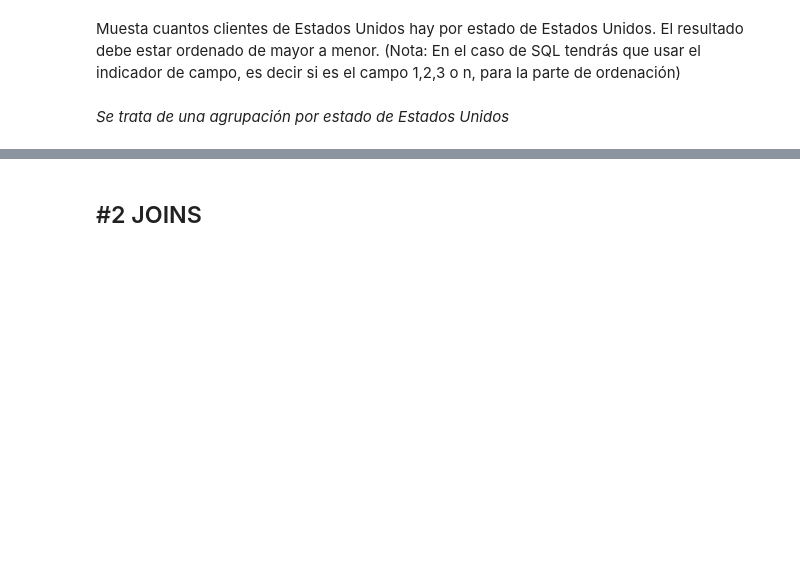
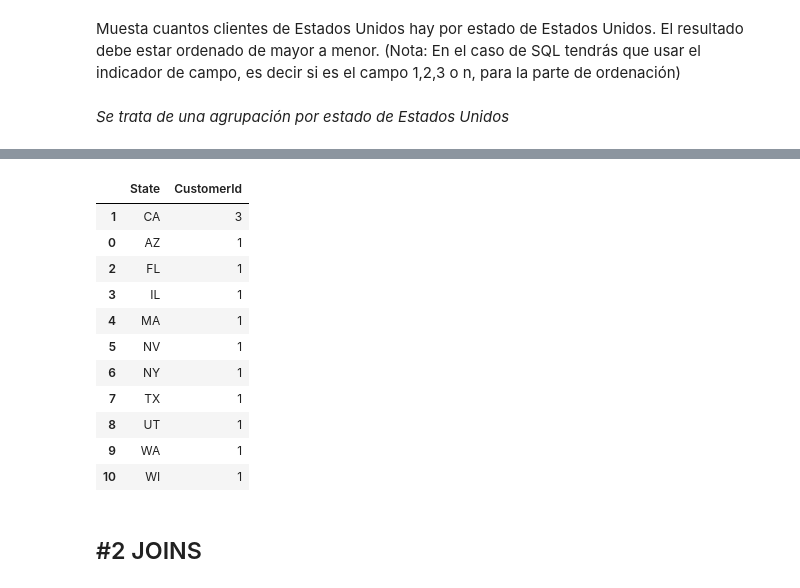
Before and after one commit to annahico/ONLINE_DS_THEBRIDGE_ANNA, a Jupyter notebook: 03_Analisis_de_Datos/Sprint_06/Unidad_01/Practica_Obligatoria/18_Practica_Obligatoria_SQL.ipynb, the cells around one changed output, grey strips where cells are left out. Cells and saved outputs as stored; diff of their text form; code cells hidden in the pictures; blank space fills up the shorter version.

```diff
--- a/03_Analisis_de_Datos/Sprint_06/Unidad_01/Practica_Obligatoria/18_Practica_Obligatoria_SQL.ipynb
+++ b/03_Analisis_de_Datos/Sprint_06/Unidad_01/Practica_Obligatoria/18_Practica_Obligatoria_SQL.ipynb
@@ -162,3 +182,20 @@ Muesta cuantos clientes de Estados Unidos hay por estado de Estados Unidos. El r
+# %%
+# Pandas
+df = sql_query("SELECT * FROM customers")
+df[df.Country == "USA"].groupby("State", as_index = False)["CustomerId"].count().sort_values("CustomerId", ascending = False)
+# %% [output]
+|  | State | CustomerId |
+| 1 | CA | 3 |
+| 0 | AZ | 1 |
+| 2 | FL | 1 |
+| 3 | IL | 1 |
+| 4 | MA | 1 |
+| 5 | NV | 1 |
+| 6 | NY | 1 |
+| 7 | TX | 1 |
+| 8 | UT | 1 |
+| 9 | WA | 1 |
+| 10 | WI | 1 |
 # %% [markdown]
 ## #2 JOINS
 # %% [markdown]
```
Also changed, not shown: parts of 3 cells of this notebook.
